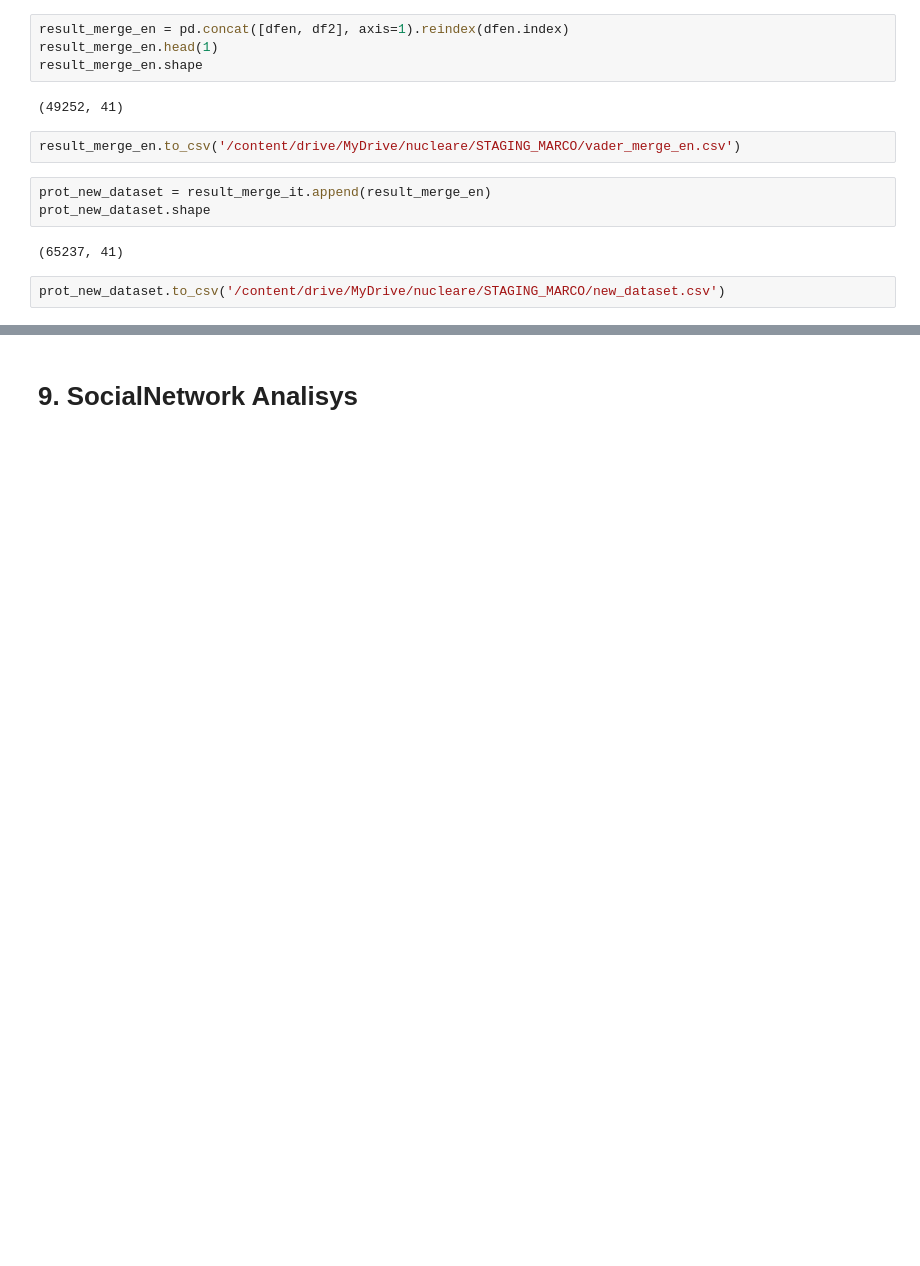
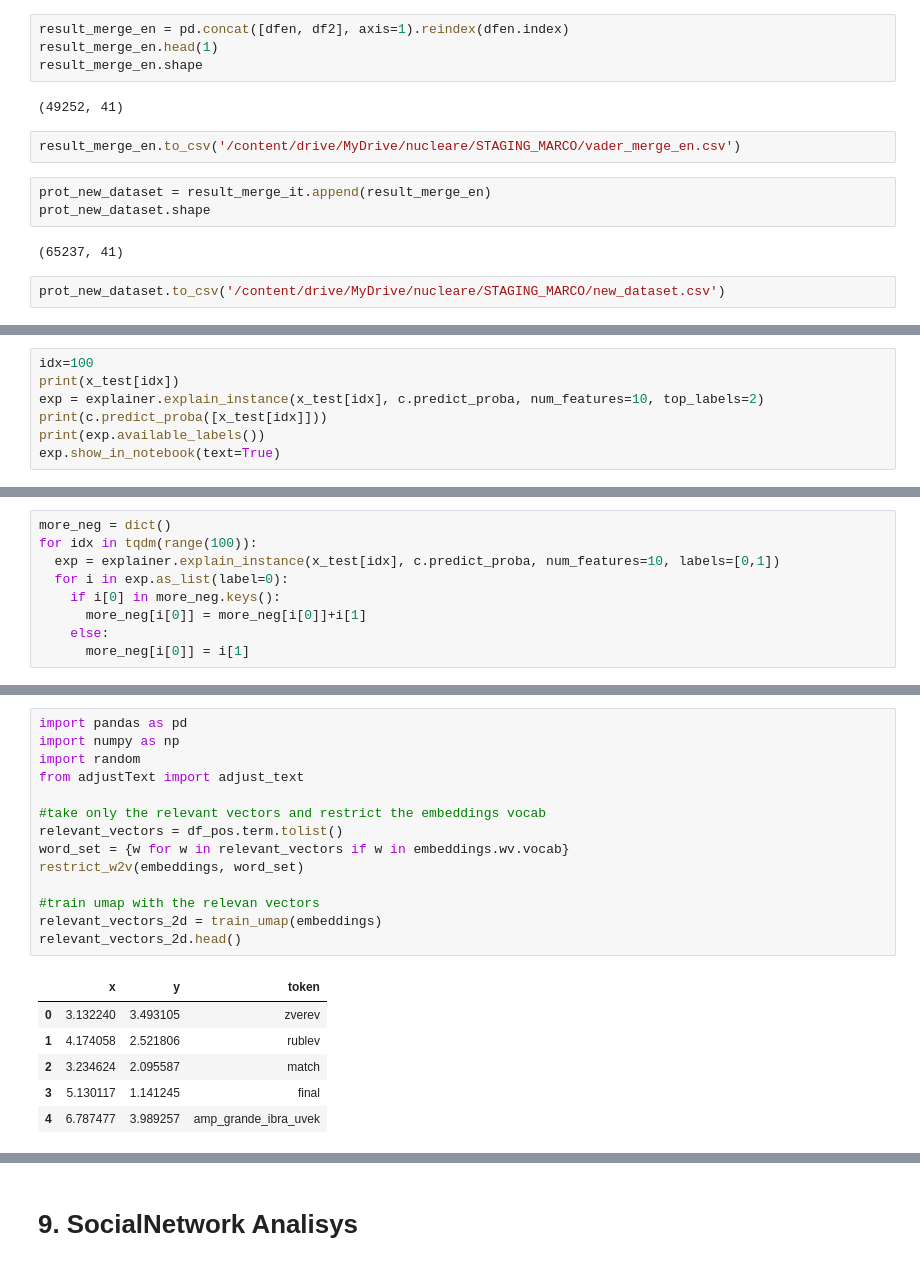
Before and after one commit to AScarcella3/TextMiningProject, a Jupyter notebook: main.ipynb, the cells around one changed output, grey strips where cells are left out. Drawn from its saved outputs; the diff is of its cells as text; blank space fills up the shorter version.

```diff
--- a/main.ipynb
+++ b/main.ipynb
@@ -1599,0 +1321,7 @@ TONE'
+# %%
+idx=100
+print(x_test[idx])
+exp = explainer.explain_instance(x_test[idx], c.predict_proba, num_features=10, top_labels=2)
+print(c.predict_proba([x_test[idx]]))
+print(exp.available_labels())
+exp.show_in_notebook(text=True)
@@ -1599,0 +1344,9 @@ TONE'
+# %%
+more_neg = dict()
+for idx in tqdm(range(100)):
+  exp = explainer.explain_instance(x_test[idx], c.predict_proba, num_features=10, labels=[0,1])
+  for i in exp.as_list(label=0):
+    if i[0] in more_neg.keys():
+      more_neg[i[0]] = more_neg[i[0]]+i[1]
+    else:
+      more_neg[i[0]] = i[1]
@@ -1599,0 +1486,21 @@ TONE'
+# %%
+import pandas as pd
+import numpy as np
+import random
+from adjustText import adjust_text
+
+#take only the relevant vectors and restrict the embeddings vocab
+relevant_vectors = df_pos.term.tolist()
+word_set = {w for w in relevant_vectors if w in embeddings.wv.vocab}
+restrict_w2v(embeddings, word_set)
+
+#train umap with the relevan vectors
+relevant_vectors_2d = train_umap(embeddings)
+relevant_vectors_2d.head()
+# %% [output]
+|  | x | y | token |
+| 0 | 3.132240 | 3.493105 | zverev |
+| 1 | 4.174058 | 2.521806 | rublev |
+| 2 | 3.234624 | 2.095587 | match |
+| 3 | 5.130117 | 1.141245 | final |
+| 4 | 6.787477 | 3.989257 | amp_grande_ibra_uvek |
```
Also changed, not shown: parts of 103 cells of this notebook.
